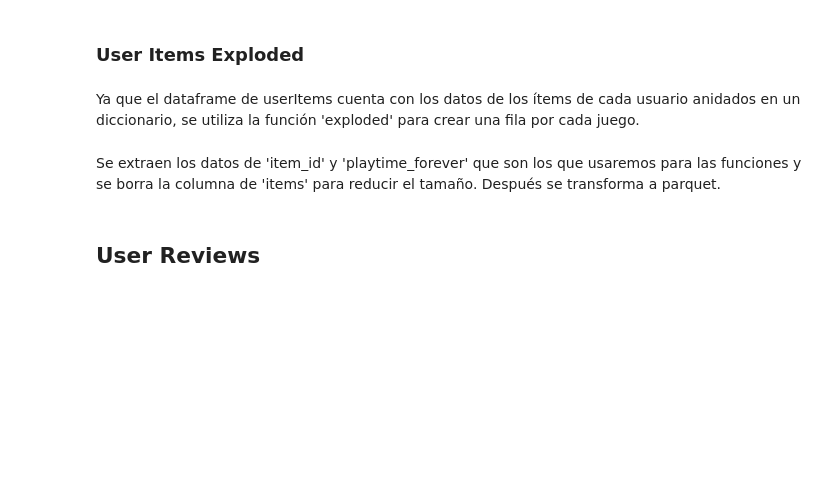
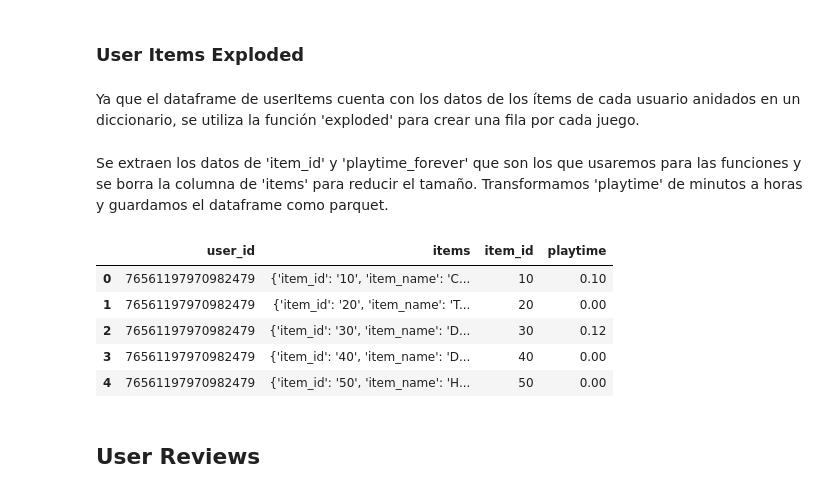
Before and after one commit to JBSosa/MLOps-Steam, a Jupyter notebook: Notebooks/ETL.ipynb, the cells around one changed output. Saved outputs shown, nothing was run; the diff lists cells and outputs as text; code cells hidden in the pictures; blank space fills up the shorter version.

```diff
--- a/Notebooks/ETL.ipynb
+++ b/Notebooks/ETL.ipynb
@@ -199,10 +199,20 @@ Ya que el dataframe de userItems cuenta con los datos de los ítems de cada usua
 # %%
 userItemsExplodedDf = userItemsDf.explode('items').reset_index(drop = True)
 # %% [markdown]
-Se extraen los datos de 'item_id' y 'playtime_forever' que son los que usaremos para las funciones y se borra la columna de 'items' para reducir el tamaño. Después se transforma a parquet.
+Se extraen los datos de 'item_id' y 'playtime_forever' que son los que usaremos para las funciones y se borra la columna de 'items' para reducir el tamaño. Transformamos 'playtime' de minutos a horas y guardamos el dataframe como parquet.
 # %%
 userItemsExplodedDf['item_id'] = userItemsExplodedDf['items'].apply(lambda x: x.get('item_id') if isinstance(x, dict) and 'item_id' in x else None)
 userItemsExplodedDf['playtime'] = userItemsExplodedDf['items'].apply(lambda x: x.get('playtime_forever') if isinstance(x, dict) and 'playtime_forever' in x else None)
+userItemsExplodedDf['playtime'] = (userItemsExplodedDf['playtime'] / 60).round(2)
+# %%
+userItemsExplodedDf.head()
+# %% [output]
+|  | user_id | items | item_id | playtime |
+| 0 | 76561197970982479 | {'item_id': '10', 'item_name': 'C... | 10 | 0.10 |
+| 1 | 76561197970982479 | {'item_id': '20', 'item_name': 'T... | 20 | 0.00 |
+| 2 | 76561197970982479 | {'item_id': '30', 'item_name': 'D... | 30 | 0.12 |
+| 3 | 76561197970982479 | {'item_id': '40', 'item_name': 'D... | 40 | 0.00 |
+| 4 | 76561197970982479 | {'item_id': '50', 'item_name': 'H... | 50 | 0.00 |
 # %%
 del userItemsExplodedDf['items']
 # %%
```
Also changed, not shown: 7 other files.
